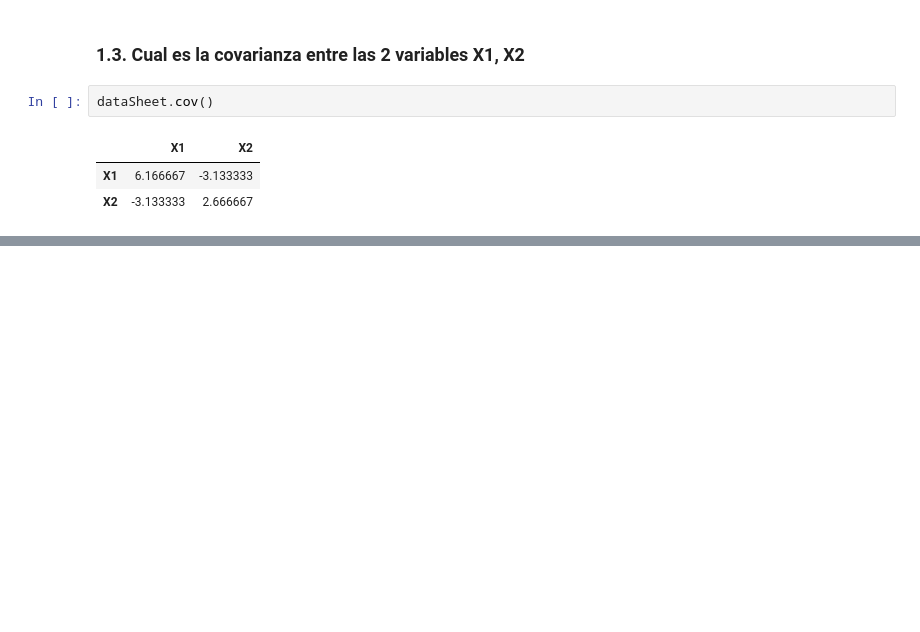
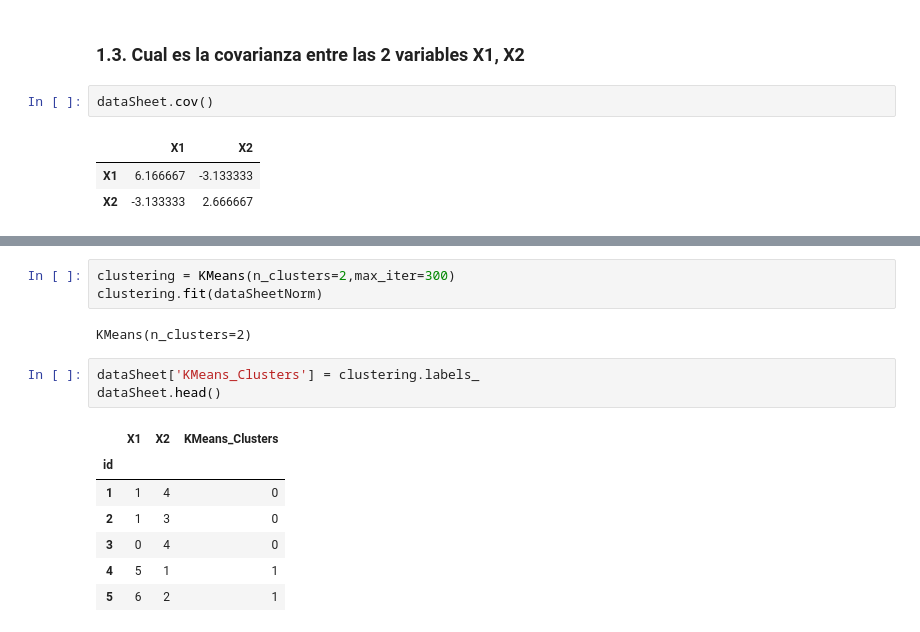
Before and after one commit to JuanMorales4619/Estadistica-3, a Jupyter notebook: Tarea 1/src/notebook/Punto1.ipynb, the cells around one changed output, grey strips where cells are left out. Cells and saved outputs as stored; diff of their text form; blank space fills up the shorter version.

```diff
--- a/Tarea 1/src/notebook/Punto1.ipynb
+++ b/Tarea 1/src/notebook/Punto1.ipynb
@@ -64,0 +105,16 @@ dataSheet.cov()
+# %%
+clustering = KMeans(n_clusters=2,max_iter=300)
+clustering.fit(dataSheetNorm)
+# %% [output]
+KMeans(n_clusters=2)
+# %%
+dataSheet['KMeans_Clusters'] = clustering.labels_
+dataSheet.head()
+# %% [output]
+|  | X1 | X2 | KMeans_Clusters |
+| id |  |  |  |
+| 1 | 1 | 4 | 0 |
+| 2 | 1 | 3 | 0 |
+| 3 | 0 | 4 | 0 |
+| 4 | 5 | 1 | 1 |
+| 5 | 6 | 2 | 1 |
```
Also changed, not shown: parts of 7 cells of this notebook, 1 other file.
